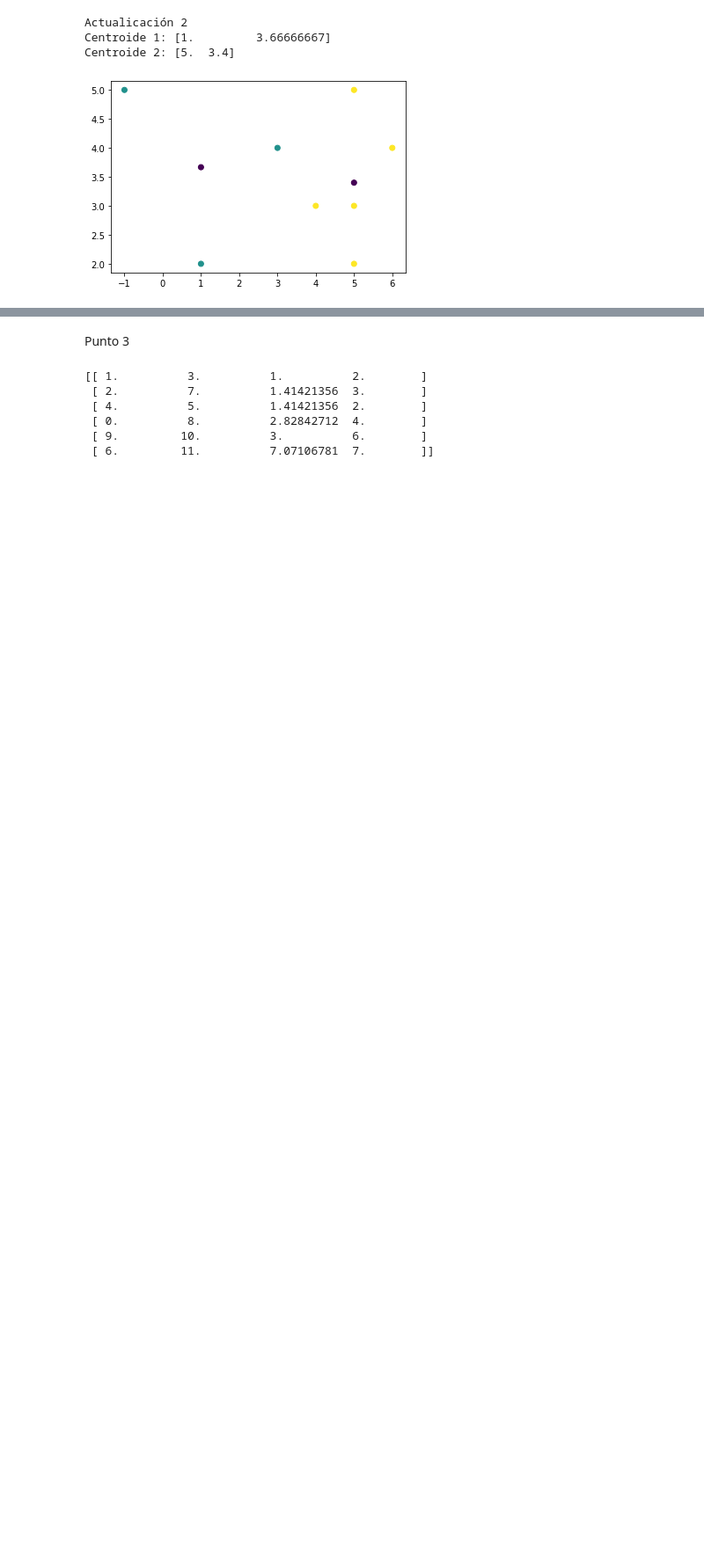
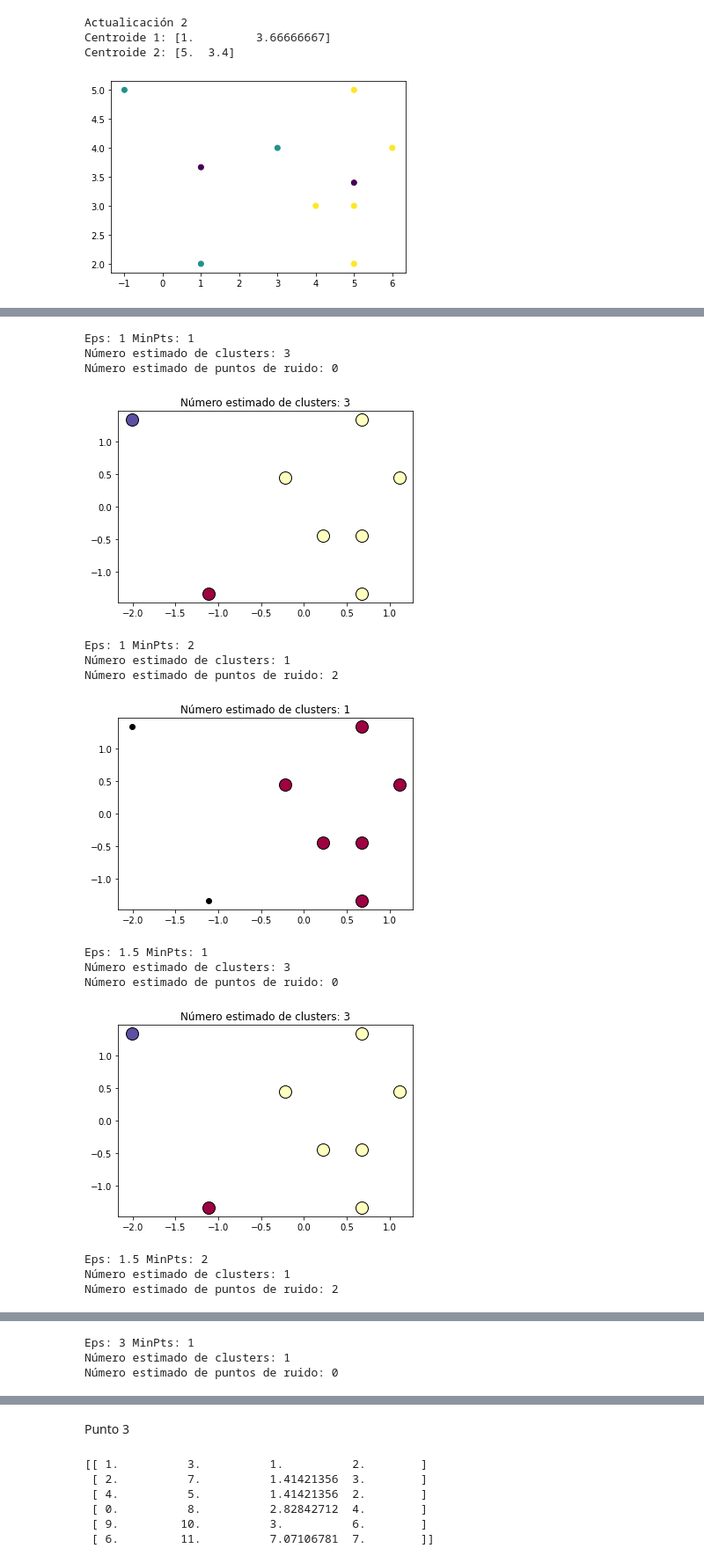
Before and after one commit to johnreyes96/artificial-intelligence, a Jupyter notebook: src/main/python/workshops/WorkshopSolutionTwo.ipynb, the cells around one changed output, grey strips where cells are left out. Shown: that part at 88% size. Saved outputs shown, nothing was run; the diff lists cells and outputs as text; code cells hidden in the pictures; blank space fills up the shorter version.

```diff
--- a/src/main/python/workshops/WorkshopSolutionTwo.ipynb
+++ b/src/main/python/workshops/WorkshopSolutionTwo.ipynb
@@ -65,0 +68,75 @@ Centroide 2: [5.  3.4]
+# %%
+import numpy as np
+
+from sklearn.cluster import DBSCAN
+from sklearn import metrics
+from sklearn.datasets import make_blobs
+from sklearn.preprocessing import StandardScaler
+
+centers = [[3, 4], [7, 2]]
+X = np.array([[1, 2], [3, 4], [4, 3], [5, 2], [5, 3], [6, 4], [5, 5], [-1, 5]])
+X = StandardScaler().fit_transform(X)
+
+params = [[1, 1], [1, 2], [1.5, 1], [1.5, 2], [3, 1], [3, 2]]
+for param in params:
+  db = DBSCAN(eps = param[0], min_samples = param[1]).fit(X)
+
+  core_samples_mask = np.zeros_like(db.labels_, dtype=bool)
+  core_samples_mask[db.core_sample_indices_] = True
+  labels = db.labels_
+
+  n_clusters_ = len(set(labels)) - (1 if -1 in labels else 0)
+  n_noise_ = list(labels).count(-1)
+
+  print("\nEps: " + str(param[0]) + " MinPts: " + str(param[1]))
+  print("Número estimado de clusters: %d" % n_clusters_)
+  print("Número estimado de puntos de ruido: %d" % n_noise_)
+
+  import matplotlib.pyplot as plt
+
+  unique_labels = set(labels)
+  colors = [plt.cm.Spectral(each) for each in np.linspace(0, 1, len(unique_labels))]
+  for k, col in zip(unique_labels, colors):
+      if k == -1:
+          col = [0, 0, 0, 1]
+
+      class_member_mask = labels == k
+
+      xy = X[class_member_mask & core_samples_mask]
+      plt.plot(
+          xy[:, 0],
+          xy[:, 1],
+          "o",
+          markerfacecolor=tuple(col),
+          markeredgecolor="k",
+          markersize=14,
+      )
+
+      xy = X[class_member_mask & ~core_samples_mask]
+      plt.plot(
+          xy[:, 0],
+          xy[:, 1],
+          "o",
+          markerfacecolor=tuple(col),
+          markeredgecolor="k",
+          markersize=6,
+      )
+
+  plt.title("Número estimado de clusters: %d" % n_clusters_)
+  plt.show()
+# %% [output]
+Eps: 1 MinPts: 1
+Número estimado de clusters: 3
+Número estimado de puntos de ruido: 0
+[figure, added]
+Eps: 1 MinPts: 2
+Número estimado de clusters: 1
+Número estimado de puntos de ruido: 2
+[figure, added]
+Eps: 1.5 MinPts: 1
+Número estimado de clusters: 3
+Número estimado de puntos de ruido: 0
+[figure, added]
+Eps: 1.5 MinPts: 2
+Número estimado de clusters: 1
+Número estimado de puntos de ruido: 2
@@ -65,0 +144,3 @@ Centroide 2: [5.  3.4]
+Eps: 3 MinPts: 1
+Número estimado de clusters: 1
+Número estimado de puntos de ruido: 0
```
Also changed, not shown: parts of 2 cells of this notebook.
